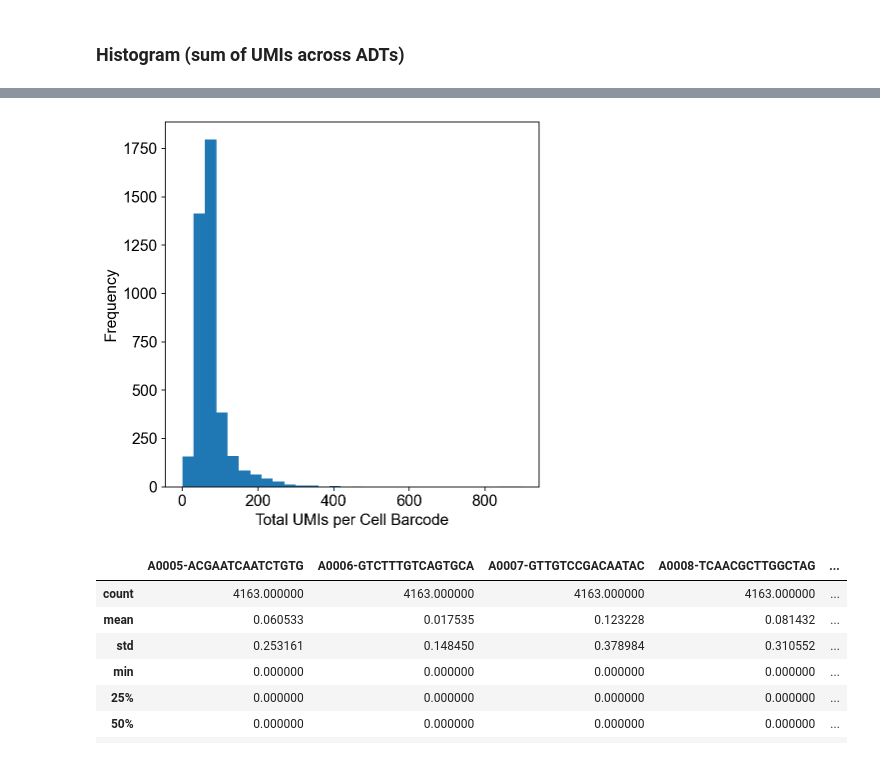
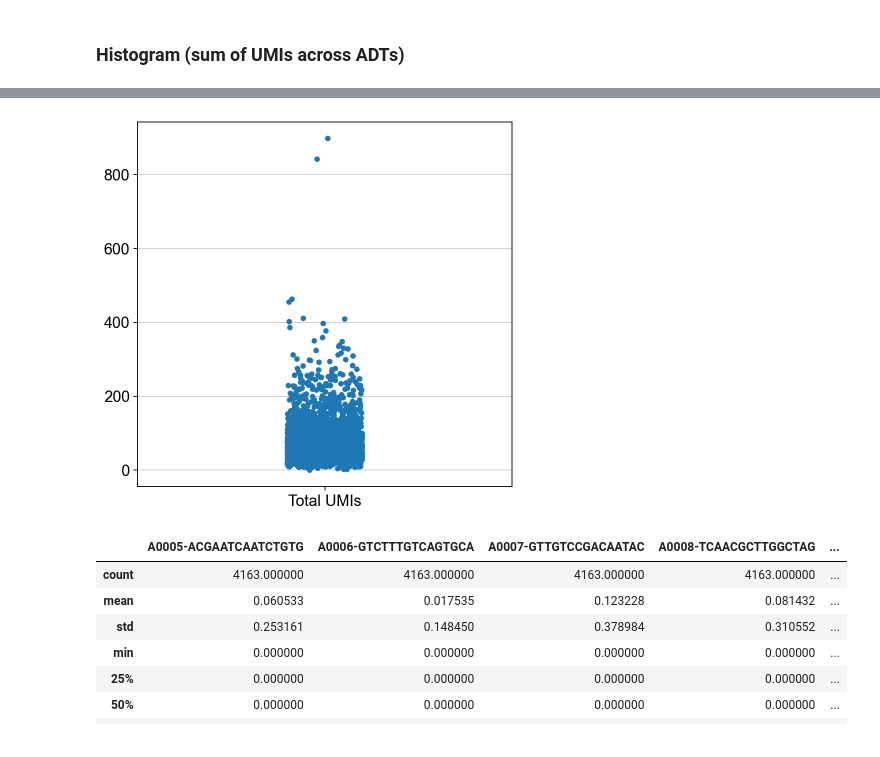
Before and after one commit to hisplan/sharp, a Jupyter notebook: manual-inspection/inspect-citeseq-v2.ipynb, the cells around one changed output, grey strips where cells are left out. Cells and saved outputs as stored; diff of their text form; code cells hidden in the pictures.

```diff
--- a/manual-inspection/inspect-citeseq-v2.ipynb
+++ b/manual-inspection/inspect-citeseq-v2.ipynb
@@ -383,15 +403,13 @@ adata.obs["total_umis"] = adata.X.sum(axis=1).A1
 # %%
 fig, ax = plt.subplots(figsize=(6, 6), facecolor="white")
 
-ax.hist(adata.obs["total_umis"], bins=30)
-ax.set_xlabel("Total UMIs per Cell Barcode")
-ax.set_ylabel("Frequency")
-ax.grid(b=False)
+sns.stripplot(data=adata.obs["total_umis"], ax=ax)
 
-plt.tight_layout
+ax.set_xticklabels(["Total UMIs"])
+
 plt.show()
 # %% [output]
-[figure, old version]
+[figure, new version]
 # %%
 adata.to_df().describe()
 # %% [output]
```
Also changed, not shown: parts of 2 cells of this notebook.
